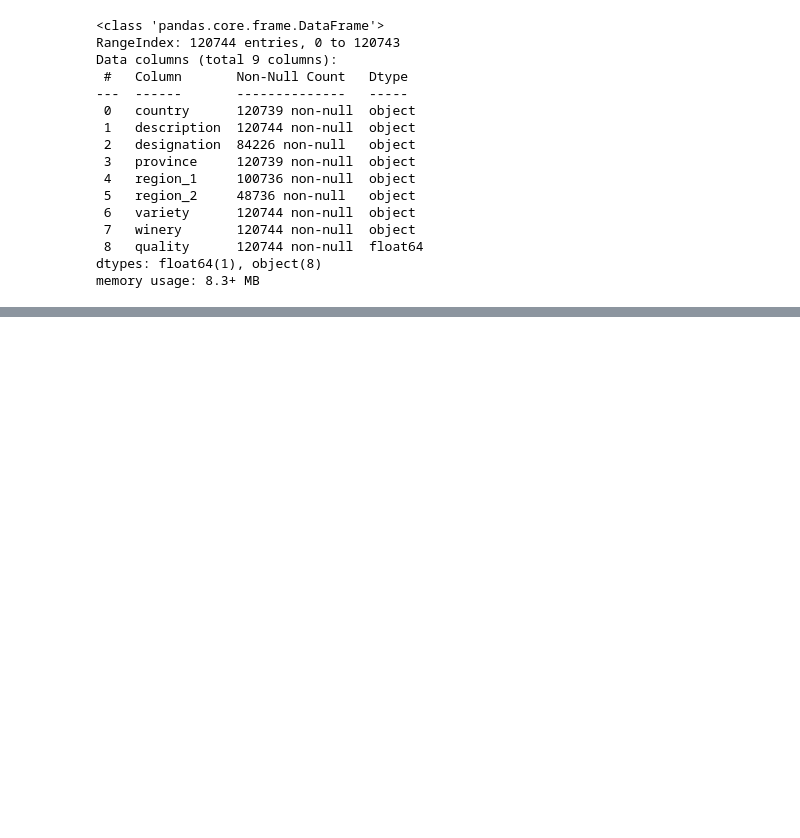
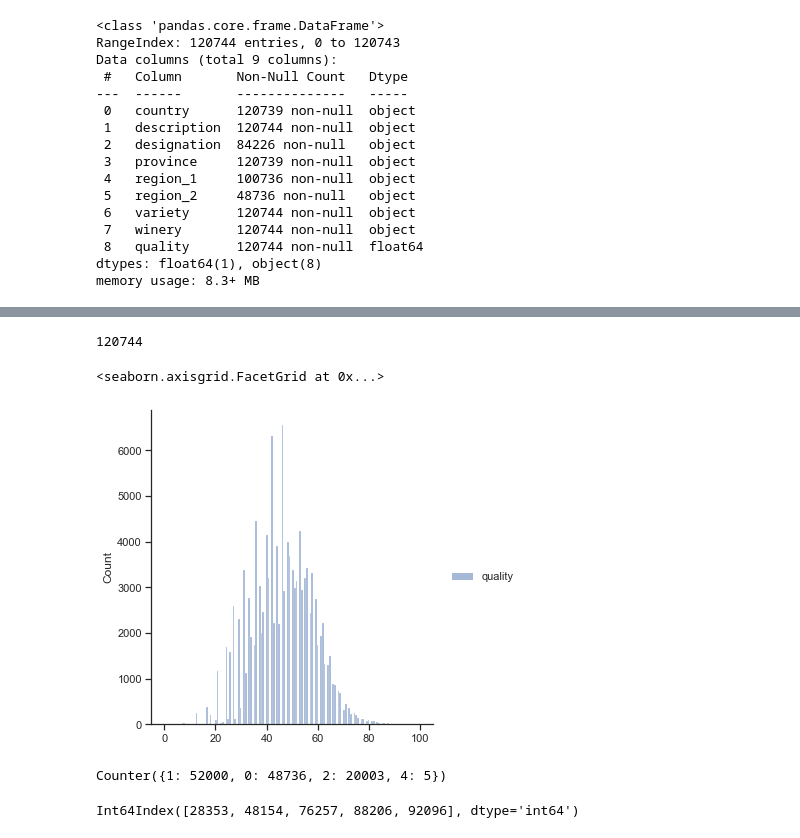
Before and after one commit to monkEdward/dsl_lab, a Jupyter notebook: exam_practices/WINTER_21_FIRST_CALL/REGRESSION_PRJ/wine_prj.ipynb, the cells around one changed output, grey strips where cells are left out. Saved outputs shown, nothing was run; the diff lists cells and outputs as text; code cells hidden in the pictures; blank space fills up the shorter version.

```diff
--- a/exam_practices/WINTER_21_FIRST_CALL/REGRESSION_PRJ/wine_prj.ipynb
+++ b/exam_practices/WINTER_21_FIRST_CALL/REGRESSION_PRJ/wine_prj.ipynb
@@ -56,0 +144,11 @@ memory usage: 8.3+ MB
+# %%
+dataset.__len__()
+# %% [output]
+120744
+# %%
+sns.set_theme(style="ticks")
+# %%
+sns.displot(data= dataset)
+# %% [output]
+<seaborn.axisgrid.FacetGrid at 0x...>
+[figure, added]
@@ -56,0 +160,9 @@ memory usage: 8.3+ MB
+# %%
+print(Counter(count_nan))
+# %% [output]
+Counter({1: 52000, 0: 48736, 2: 20003, 4: 5})
+# %%
+ind = dataset[count_nan == 4].index
+ind
+# %% [output]
+Int64Index([28353, 48154, 76257, 88206, 92096], dtype='int64')
```
Also changed, not shown: parts of 22 cells of this notebook.
